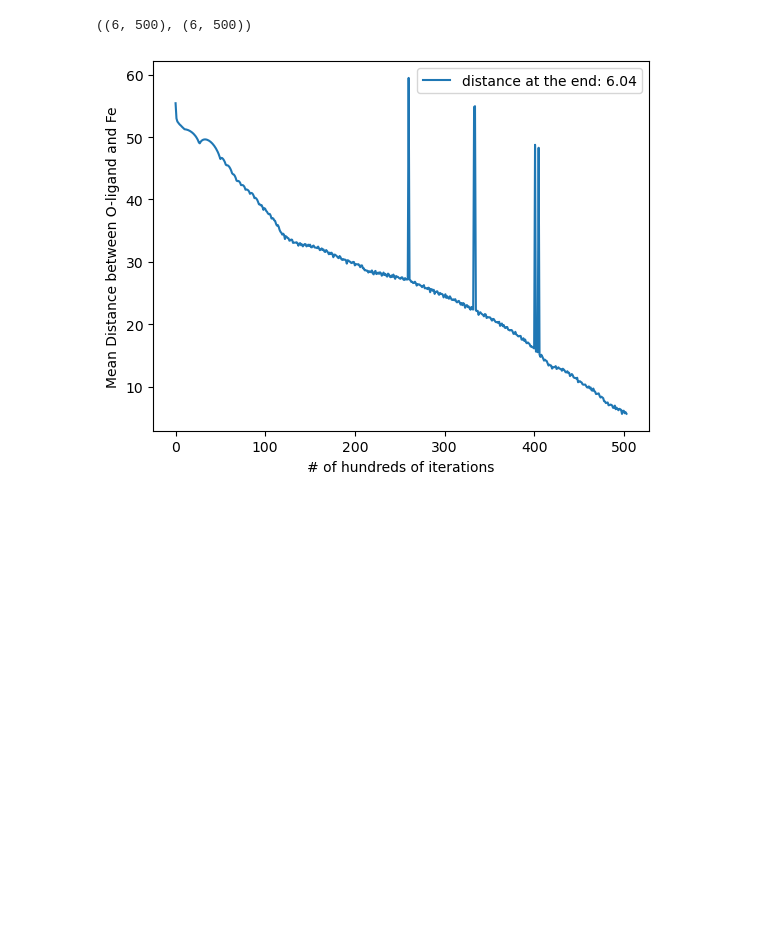
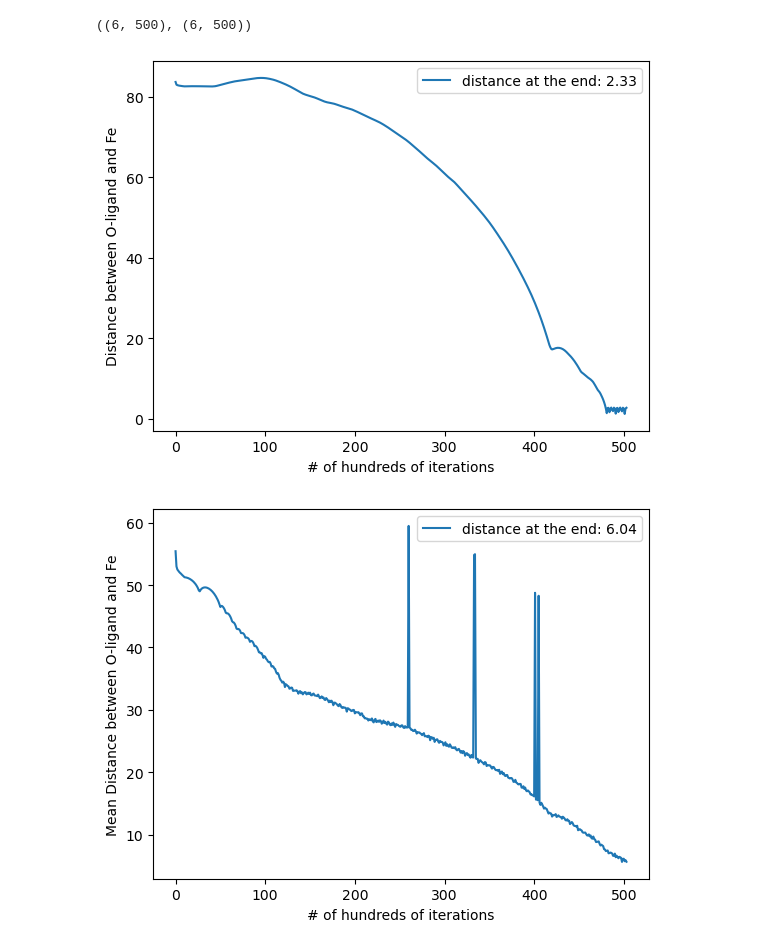
Before and after one commit to MKK03/kinetics_proj, a Jupyter notebook: plots.ipynb, the cells around one changed output. Drawn from its saved outputs; the diff is of its cells as text; code cells hidden in the pictures; blank space fills up the shorter version.

Commit message:
revised plots

```diff
--- a/plots.ipynb
+++ b/plots.ipynb
@@ -89,25 +87,6 @@ distances = combine_distances()
 distances.shape
 # %% [output]
 (6, 504)
-# %%
-dump_files = [f for f in os.listdir(results_dir) if f.startswith("dmp.") and f.endswith(".txt")]
-dump_files.sort(key=lambda x: int(x.split('.')[1]))  # Sort by timestep
-
-distances = []
-for dump_file in dump_files:
-    file_path = os.path.join(results_dir, dump_file)
-    timestep, fe_coords, o_coords = parse_dump_file(file_path)
-
-    if fe_coords is None or o_coords is None:
-        print(f"Warning: Missing atoms in timestep {timestep}")
-        continue
-
-    distance = np.linalg.norm(o_coords - fe_coords)
-    distances.append((timestep, distance))
-    #print(f"Timestep {timestep}: Distance = {distance:.3f} Å")
-
-df = pd.DataFrame(distances, columns=["Timestep", "Distance (Å)"])
-df.to_csv(output_file, index=False)
 # %%
 def read_energy_data(filename):
     energy_values = []
@@ -163,6 +138,15 @@ ke_data, pe_data = process_directories_energy(list_dir)
 ke_data.shape, pe_data.shape
 # %% [output]
 ((6, 500), (6, 500))
+# %%
+cur = distances[5, :]
+plt.plot(cur, label=f"distance at the end: {np.mean(cur[-10:]):.2f}")
+plt.legend()
+plt.ylabel('Distance between O-ligand and Fe')
+plt.xlabel('# of hundreds of iterations')
+plt.show()
+# %% [output]
+[figure, added]
 # %%
 mean_dist = np.mean(distances, axis = 0)
 plt.plot(mean_dist, label=f"distance at the end: {np.mean(mean_dist[-10:]):.2f}")
```
Also changed, not shown: parts of 3 cells of this notebook, 2 other files.
